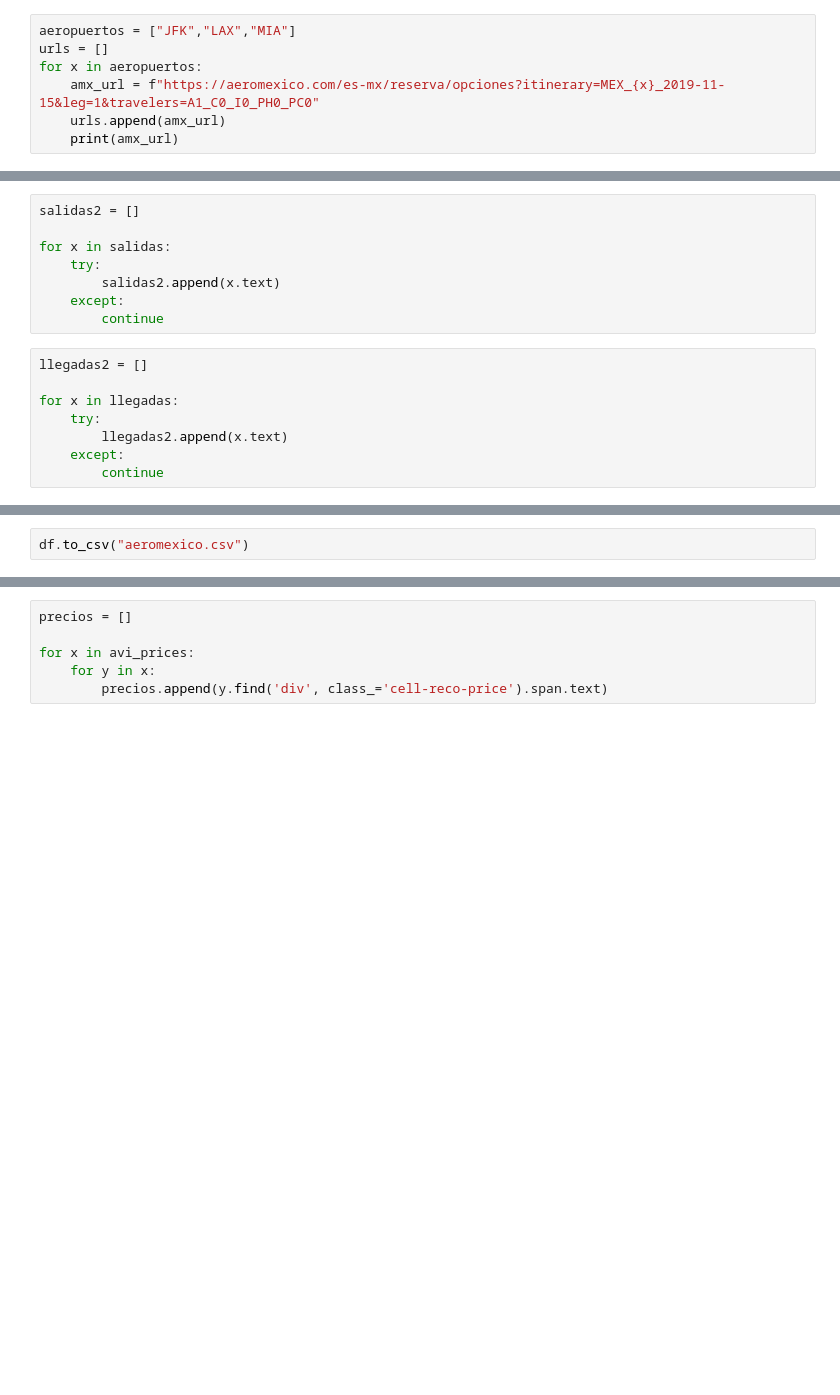
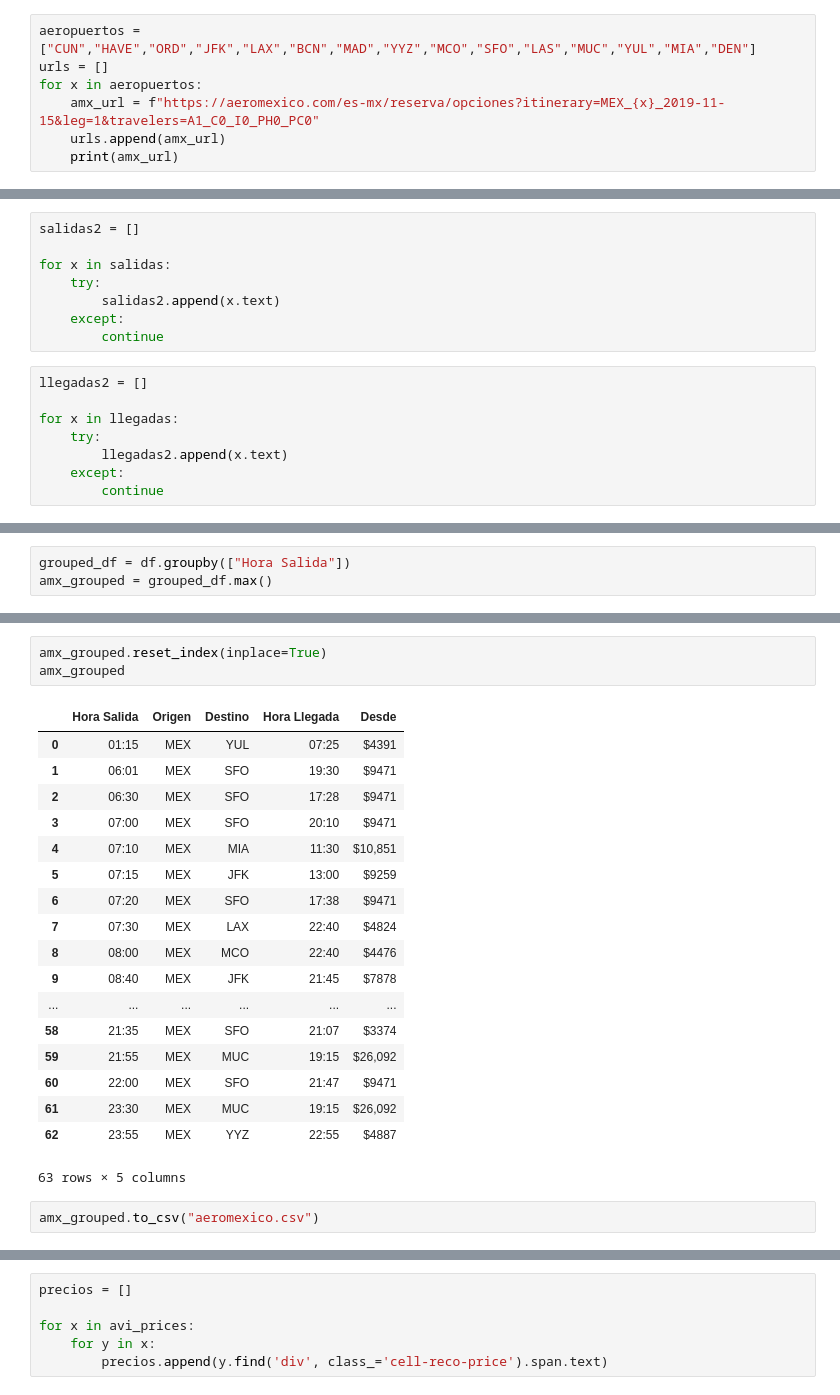
Before and after one commit to JanCastillo/AirAnalytics, a Jupyter notebook: Project_2 --AirAnalytics.ipynb, the cells around one changed output, grey strips where cells are left out. Cells and saved outputs as stored; diff of their text form; blank space fills up the shorter version.

Commit message:
adding grouped csv

```diff
--- a/Project_2 --AirAnalytics.ipynb
+++ b/Project_2 --AirAnalytics.ipynb
@@ -10,7 +10,7 @@ import re
 executable_path = {'executable_path': 'chromedriver.exe'}
 browser = Browser('chrome', **executable_path, headless=False)
 # %%
-aeropuertos = ["JFK","LAX","MIA"]
+aeropuertos = ["CUN","HAVE","ORD","JFK","LAX","BCN","MAD","YYZ","MCO","SFO","LAS","MUC","YUL","MIA","DEN"]
 urls = []
 for x in aeropuertos:
     amx_url = f"https://aeromexico.com/es-mx/reserva/opciones?itinerary=MEX_{x}_2019-11-15&leg=1&travelers=A1_C0_I0_PH0_PC0"
@@ -107,0 +112,3 @@ df
+# %%
+grouped_df = df.groupby(["Hora Salida"])
+amx_grouped = grouped_df.max()
@@ -108,3 +137,25 @@ df
+# %%
+amx_grouped.reset_index(inplace=True)
+amx_grouped
+# %% [output]
+|  | Hora Salida | Origen | Destino | Hora Llegada | Desde |
+| 0 | 01:15 | MEX | YUL | 07:25 | $4391 |
+| 1 | 06:01 | MEX | SFO | 19:30 | $9471 |
+| 2 | 06:30 | MEX | SFO | 17:28 | $9471 |
+| 3 | 07:00 | MEX | SFO | 20:10 | $9471 |
+| 4 | 07:10 | MEX | MIA | 11:30 | $10,851 |
+| 5 | 07:15 | MEX | JFK | 13:00 | $9259 |
+| 6 | 07:20 | MEX | SFO | 17:38 | $9471 |
+| 7 | 07:30 | MEX | LAX | 22:40 | $4824 |
+| 8 | 08:00 | MEX | MCO | 22:40 | $4476 |
+| 9 | 08:40 | MEX | JFK | 21:45 | $7878 |
+| ... | ... | ... | ... | ... | ... |
+| 58 | 21:35 | MEX | SFO | 21:07 | $3374 |
+| 59 | 21:55 | MEX | MUC | 19:15 | $26,092 |
+| 60 | 22:00 | MEX | SFO | 21:47 | $9471 |
+| 61 | 23:30 | MEX | MUC | 19:15 | $26,092 |
+| 62 | 23:55 | MEX | YYZ | 22:55 | $4887 |
+63 rows × 5 columns
 # %%
-df.to_csv("aeromexico.csv")
+amx_grouped.to_csv("aeromexico.csv")
 # %%
```
Also changed, not shown: parts of 11 cells of this notebook, 3 other files.
